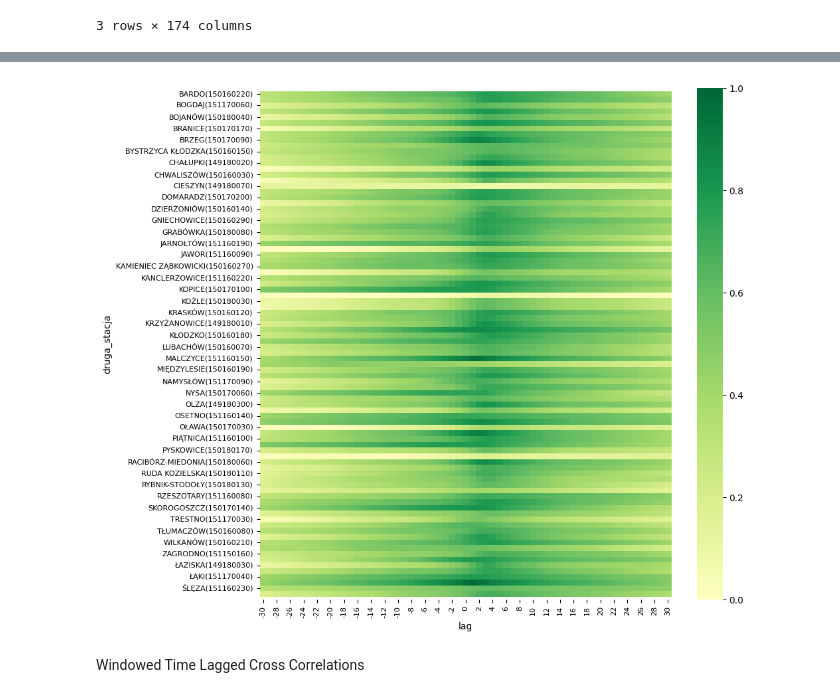
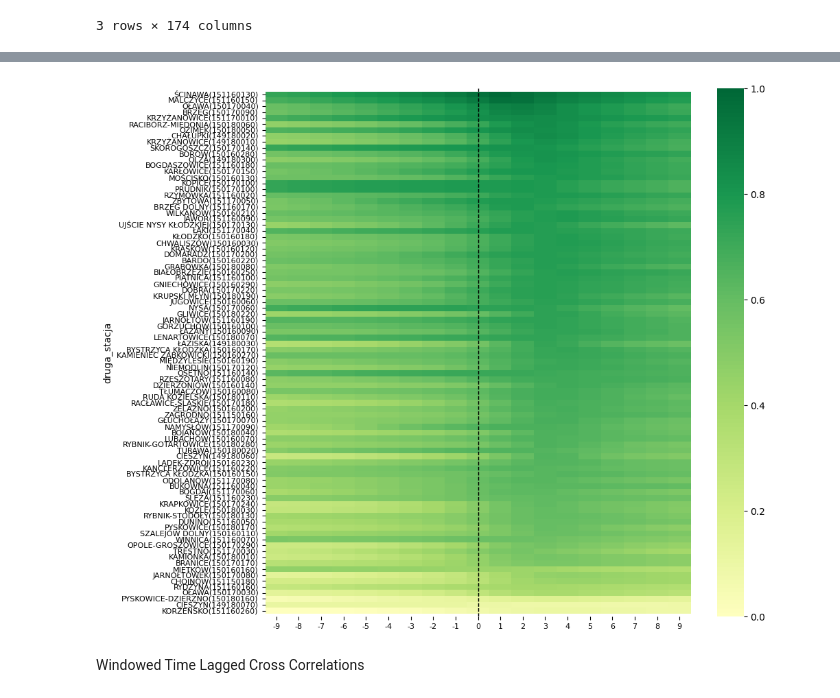
Before and after one commit to it4datascience/CuValley-Batmaja, a Jupyter notebook: expl_data_analysis/EDA.ipynb, the cells around one changed output, grey strips where cells are left out. Cells and saved outputs as stored; diff of their text form; code cells hidden in the pictures.

```diff
--- a/expl_data_analysis/EDA.ipynb
+++ b/expl_data_analysis/EDA.ipynb
@@ -368,11 +368,11 @@ for i, (first_station, second_station) in enumerate(combinations(hydro_stations,
         if first_station_name == 'GŁOGÓW(151160060)':
             d1 = dataset_normalized[first_water_level_col].copy()
             d2 = dataset_normalized[second_water_level_col].copy()
-            rs = [crosscorr(d1, d2, lag) for lag in range(-int(30),int(30+1))]
+            rs = [crosscorr(d1, d2, lag) for lag in range(-int(9),int(9+1))]
             offset = int(np.floor(len(rs)/2)-np.argmax(rs))
             # Attaching data to a DataFrame
             d1_d2_station = pd.DataFrame()
-            d1_d2_station['lag'] = range(-int(30),int(30+1))
+            d1_d2_station['lag'] = range(-int(9),int(9+1))
             d1_d2_station['pierwsza_stacja'] = first_station_name
             d1_d2_station['druga_stacja'] = second_station_name
             d1_d2_station['corr'] = rs
@@ -386,10 +386,10 @@ for i, (first_station, second_station) in enumerate(combinations(hydro_stations,
                 ax.axvline(np.argmax(rs), color='r',linestyle='--', label='Peak synchrony', alpha=0.75)
                 ax.set(title=f'Offset: {offset} przesunięcia\n{first_station_name} <> {second_station_name}',
                        xlabel='Offset',ylabel='Pearson r')
-                ax.set_xticks([0, 10, 20, 30, 40, 50, 60])
-                ax.set_xlim([0, 60])
+                ax.set_xticks([0, 3, 6, 9, 12, 15, 18])
+                ax.set_xlim([0, 18])
                 ax.set_ylim([0, 1])
-                ax.set_xticklabels([-30, -20, -10, 0, 10, 20, 30])
+                ax.set_xticklabels([-9, -6, -3, 0, 3, 6, 9])
 
                 plt.legend(loc='upper left')
                 plt.show()
@@ -402,11 +402,25 @@ time_lagged_cross_correlation_glogow = time_lagged_cross_correlation.copy()
 time_lagged_cross_correlation_glogow = time_lagged_cross_correlation_glogow.loc[
     time_lagged_cross_correlation_glogow['pierwsza_stacja']=='GŁOGÓW(151160060)', :]
 
-# time_lagged_cross_correlation_glogow.sort_values(by=['arg_corr', 'max_corr', 'druga_stacja'], ascending=[False, True, False],
-#                                                  inplace=True)
-# time_lagged_cross_correlation_glogow['lag'] = time_lagged_cross_correlation_glogow['lag'].astype(int)
-# time_lagged_cross_correlation_glogow = time_lagged_cross_correlation_glogow.pivot(index='druga_stacja', columns='lag',
-#                                                                                   values='corr')
+# given information about abs_arg_corr
+time_lagged_cross_correlation_glogow['abs_arg_corr'] = np.abs(time_lagged_cross_correlation_glogow['arg_corr'])
 
-time_lagged_cross_correlation_glogow # POPRAWIĆ arg core na abs
+time_lagged_cross_correlation_glogow.sort_values(by=['abs_arg_corr', 'max_corr', 'druga_stacja'],
+                                                 ascending=[True, True, False],
+                                                 inplace=True)
+time_lagged_cross_correlation_glogow['lag'] = time_lagged_cross_correlation_glogow['lag'].astype(int)
+
+time_lagged_cross_correlation_glogow_pivot = time_lagged_cross_correlation_glogow.pivot(index='druga_stacja', columns=['lag'],
+                                                                                        values='corr')
+time_lagged_cross_correlation_glogow_pivot = pd.merge(time_lagged_cross_correlation_glogow_pivot.reset_index(),
+                                                      time_lagged_cross_correlation_glogow[['druga_stacja', 'abs_arg_corr',
+                                                                                            'max_corr']].drop_duplicates(),
+                                                      how='left', on=['druga_stacja'])
+
+time_lagged_cross_correlation_glogow_pivot.sort_values(by=['max_corr', 'abs_arg_corr', 'druga_stacja'],
+                                                       ascending=[False, True, True], inplace=True)
+time_lagged_cross_correlation_glogow_pivot.set_index(['druga_stacja'], inplace=True)
+time_lagged_cross_correlation_glogow_pivot.drop(['abs_arg_corr', 'max_corr'], axis=1, inplace=True)
+
+time_lagged_cross_correlation_glogow_pivot
 # %% [output]
@@ -426,18 +441,20 @@ time_lagged_cross_correlation_glogow # POPRAWIĆ arg core na abs
 # %%
 # Plot
 plt.figure(figsize=(10, 10))
-ax = sns.heatmap(time_lagged_cross_correlation_glogow,
+ax = sns.heatmap(time_lagged_cross_correlation_glogow_pivot,
                  cmap='RdYlGn',
+                 yticklabels=time_lagged_cross_correlation_glogow_pivot.index,
                  center=0, vmin=0, vmax=1)
+ax.axvline(9.5, color='k',linestyle='--', linewidth=1)
 
 # Decorations
 bottom, top = ax.get_ylim()
 ax.set_ylim(bottom + 0.5, top - 0.5)
 plt.xticks(fontsize=8)
 plt.yticks(fontsize=8)
 plt.show()
 # %% [output]
-[figure, old version]
+[figure, new version]
 # %% [markdown]
 Windowed Time Lagged Cross Correlations
 # %%
```
Also changed, not shown: parts of 4 cells of this notebook.
